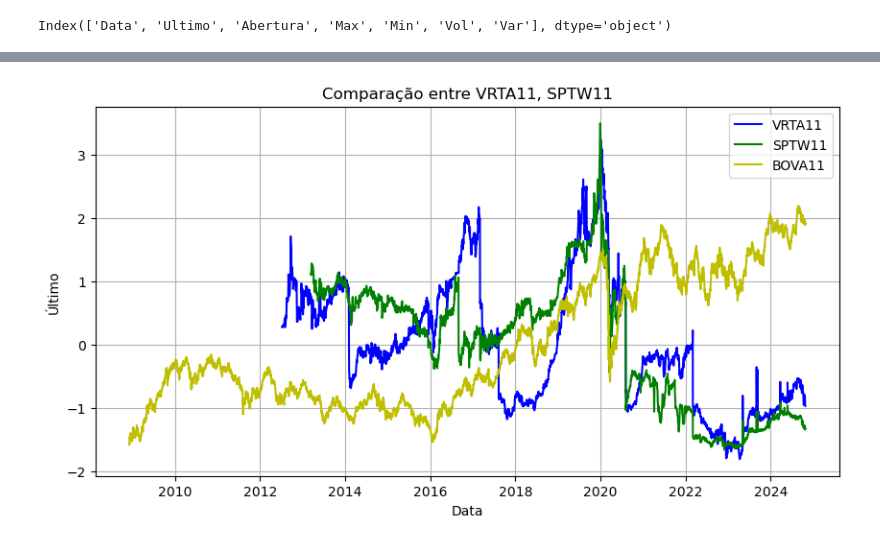
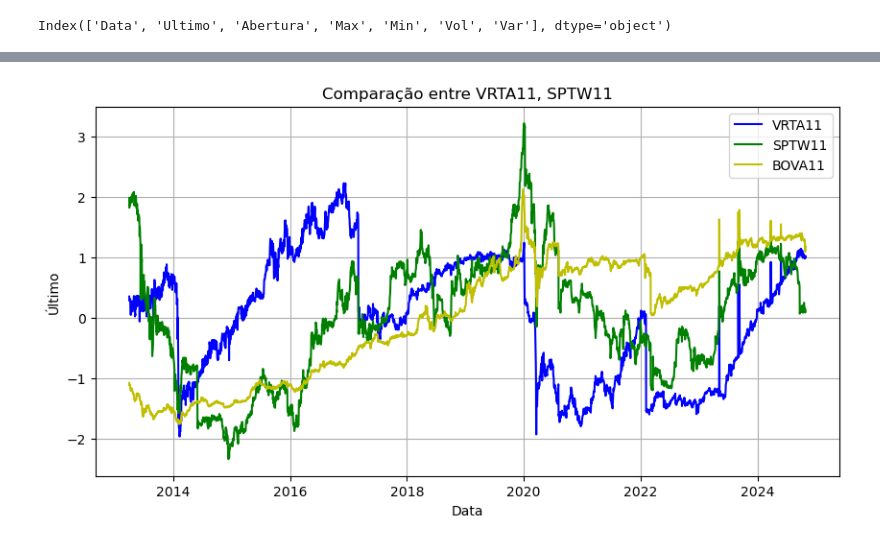
Before and after one commit to luluthedevil/tcc_usp, a Jupyter notebook: Normalizacao_dos_dados.ipynb, the cells around one changed output, grey strips where cells are left out. Saved outputs shown, nothing was run; the diff lists cells and outputs as text; code cells hidden in the pictures.

```diff
--- a/Normalizacao_dos_dados.ipynb
+++ b/Normalizacao_dos_dados.ipynb
@@ -242,5 +276,5 @@ df_hglg.head()
 # %%
-df_hglg = limpar_dados(df_hglg)
-df_hglg.info()
+df_abcp = limpar_dados(df_abcp)
+df_abcp.info()
 # %% [output]
 <class 'pandas.core.frame.DataFrame'>
@@ -504 +538,4 @@ df_vrta.describe()
 | max | 146.300000 | 146.300000 | 146.500000 | 144.350000 | 239190.000000 | 0.165800 |
+# %%
+df_ifix = pd.read_csv("./IFIX Dados Históricos.csv")
+df_ifix.head()
@@ -504,0 +549,3 @@ df_vrta.describe()
+# %%
+df_ifix = limpar_dados(df_ifix)
+df_ifix.info()
@@ -528,23 +601,25 @@ plt.show()
 # %%
+df_bova['valor_padronizado'] = scaler.fit_transform(df_bova[['Ultimo']])
+df_ifix['valor_padronizado'] = scaler.fit_transform(df_ifix[['Ultimo']])
+df_selic['valor_padronizado'] = scaler.fit_transform(df_selic[['selic_meta']])
+df_abcp['valor_padronizado'] = scaler.fit_transform(df_abcp[['Ultimo']])
 df_bbrc['valor_padronizado'] = scaler.fit_transform(df_bbrc[['Ultimo']])
-df_bova['valor_padronizado'] = scaler.fit_transform(df_bova[['Ultimo']])
-df_hgcr['valor_padronizado'] = scaler.fit_transform(df_hgcr[['Ultimo']])
-df_hglg['valor_padronizado'] = scaler.fit_transform(df_hglg[['Ultimo']])
 df_jsre['valor_padronizado'] = scaler.fit_transform(df_jsre[['Ultimo']])
 df_kncr['valor_padronizado'] = scaler.fit_transform(df_kncr[['Ultimo']])
 df_knri['valor_padronizado'] = scaler.fit_transform(df_knri[['Ultimo']])
 df_mxrf['valor_padronizado'] = scaler.fit_transform(df_mxrf[['Ultimo']])
+df_rbvo['valor_padronizado'] = scaler.fit_transform(df_rbvo[['Ultimo']])
 df_sptw['valor_padronizado'] = scaler.fit_transform(df_sptw[['Ultimo']])
 # %%
 plt.figure(figsize=(10, 5))
-plt.plot(df_vrta.index, df_vrta['valor_padronizado'], label='VRTA11', color='b')
-plt.plot(df_sptw.index, df_sptw['valor_padronizado'], label='SPTW11', color='g')
-plt.plot(df_bova.index, df_bova['valor_padronizado'], label='BOVA11', color='y')
+plt.plot(df_kncr.index, df_kncr['valor_padronizado'], label='VRTA11', color='b')
+plt.plot(df_knri.index, df_knri['valor_padronizado'], label='SPTW11', color='g')
+plt.plot(df_mxrf.index, df_mxrf['valor_padronizado'], label='BOVA11', color='y')
 plt.title('Comparação entre VRTA11, SPTW11')
 plt.xlabel('Data')
 plt.ylabel('Último')
 plt.legend()
 plt.grid(True)
 plt.show()
 # %% [output]
-[figure, old version]
+[figure, new version]
```
Also changed, not shown: parts of 61 cells of this notebook, 14 other files.
